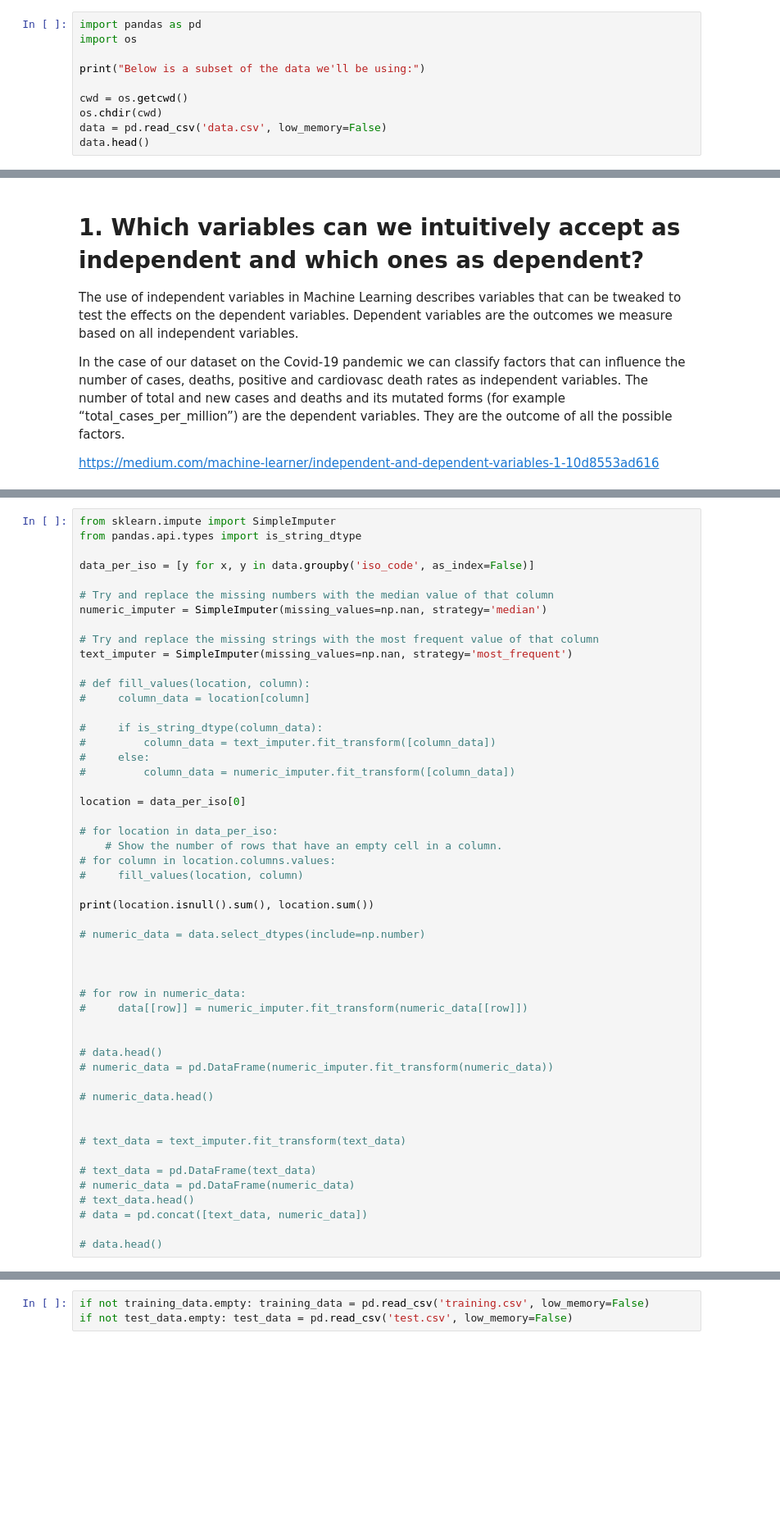
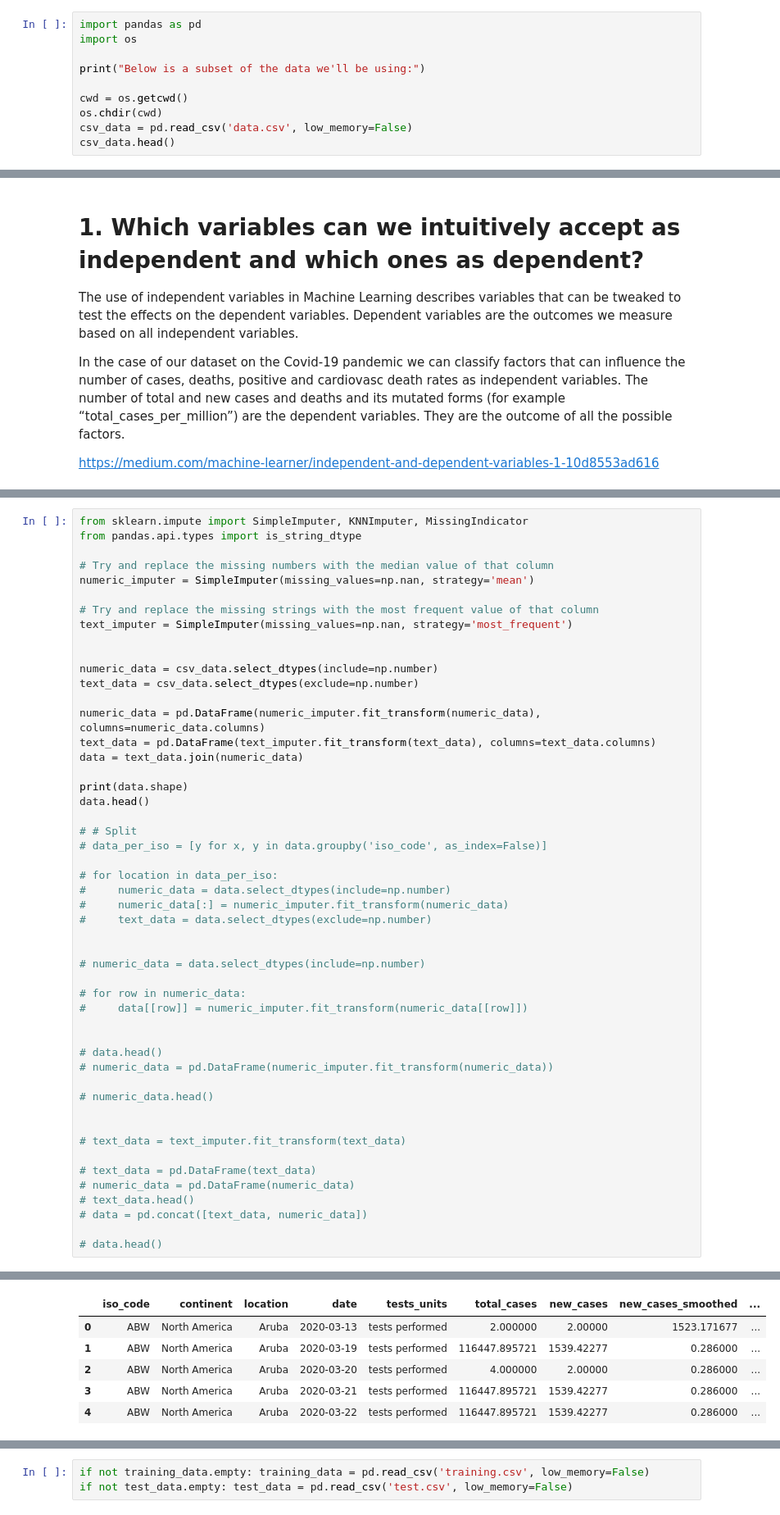
Before and after one commit to jappe999/introduction-to-machine-learning, a Jupyter notebook: Introduction to Machine Learning.ipynb, the cells around one changed output, grey strips where cells are left out. Shown at 82% size. Cells and saved outputs as stored; diff of their text form; blank space fills up the shorter version.

Commit message:
feat: Replace missing values

```diff
--- a/Introduction to Machine Learning.ipynb
+++ b/Introduction to Machine Learning.ipynb
@@ -25,8 +25,8 @@ print("Below is a subset of the data we'll be using:")
 
 cwd = os.getcwd()
 os.chdir(cwd)
-data = pd.read_csv('data.csv', low_memory=False)
-data.head()
+csv_data = pd.read_csv('data.csv', low_memory=False)
+csv_data.head()
 # %% [output]
 Below is a subset of the data we'll be using:
 |  | iso_code | continent | location | date | total_cases | new_cases | new_cases_smoothed | total_deaths | ... |
@@ -82,36 +82,35 @@ TODO:
 
 https://towardsdatascience.com/working-with-missing-data-in-machine-learning-9c0a430df4ce
 # %%
-from sklearn.impute import SimpleImputer
+from sklearn.impute import SimpleImputer, KNNImputer, MissingIndicator
 from pandas.api.types import is_string_dtype
 
-data_per_iso = [y for x, y in data.groupby('iso_code', as_index=False)]
-
 # Try and replace the missing numbers with the median value of that column
-numeric_imputer = SimpleImputer(missing_values=np.nan, strategy='median')
+numeric_imputer = SimpleImputer(missing_values=np.nan, strategy='mean')
 
 # Try and replace the missing strings with the most frequent value of that column
 text_imputer = SimpleImputer(missing_values=np.nan, strategy='most_frequent')
 
-# def fill_values(location, column):
-#     column_data = location[column]
 
-#     if is_string_dtype(column_data):
-#         column_data = text_imputer.fit_transform([column_data])
-#     else:
-#         column_data = numeric_imputer.fit_transform([column_data])
+numeric_data = csv_data.select_dtypes(include=np.number)
+text_data = csv_data.select_dtypes(exclude=np.number)
 
-location = data_per_iso[0]
+numeric_data = pd.DataFrame(numeric_imputer.fit_transform(numeric_data), columns=numeric_data.columns)
+text_data = pd.DataFrame(text_imputer.fit_transform(text_data), columns=text_data.columns)
+data = text_data.join(numeric_data)
+
+print(data.shape)
+data.head()
+
+# # Split
+# data_per_iso = [y for x, y in data.groupby('iso_code', as_index=False)]
 
 # for location in data_per_iso:
-    # Show the number of rows that have an empty cell in a column.
-# for column in location.columns.values:
-#     fill_values(location, column)
+#     numeric_data = data.select_dtypes(include=np.number)
+#     numeric_data[:] = numeric_imputer.fit_transform(numeric_data)
+#     text_data = data.select_dtypes(exclude=np.number)
 
-print(location.isnull().sum(), location.sum())
 
 # numeric_data = data.select_dtypes(include=np.number)
-
-
 
 # for row in numeric_data:
@@ -152,0 +136,6 @@ dtype: object
+|  | iso_code | continent | location | date | tests_units | total_cases | new_cases | new_cases_smoothed | ... |
+| 0 | ABW | North America | Aruba | 2020-03-13 | tests performed | 2.000000 | 2.00000 | 1523.171677 | ... |
+| 1 | ABW | North America | Aruba | 2020-03-19 | tests performed | 116447.895721 | 1539.42277 | 0.286000 | ... |
+| 2 | ABW | North America | Aruba | 2020-03-20 | tests performed | 4.000000 | 2.00000 | 0.286000 | ... |
+| 3 | ABW | North America | Aruba | 2020-03-21 | tests performed | 116447.895721 | 1539.42277 | 0.286000 | ... |
+| 4 | ABW | North America | Aruba | 2020-03-22 | tests performed | 116447.895721 | 1539.42277 | 0.286000 | ... |
```
Also changed, not shown: parts of 2 cells of this notebook, 2 other files.
